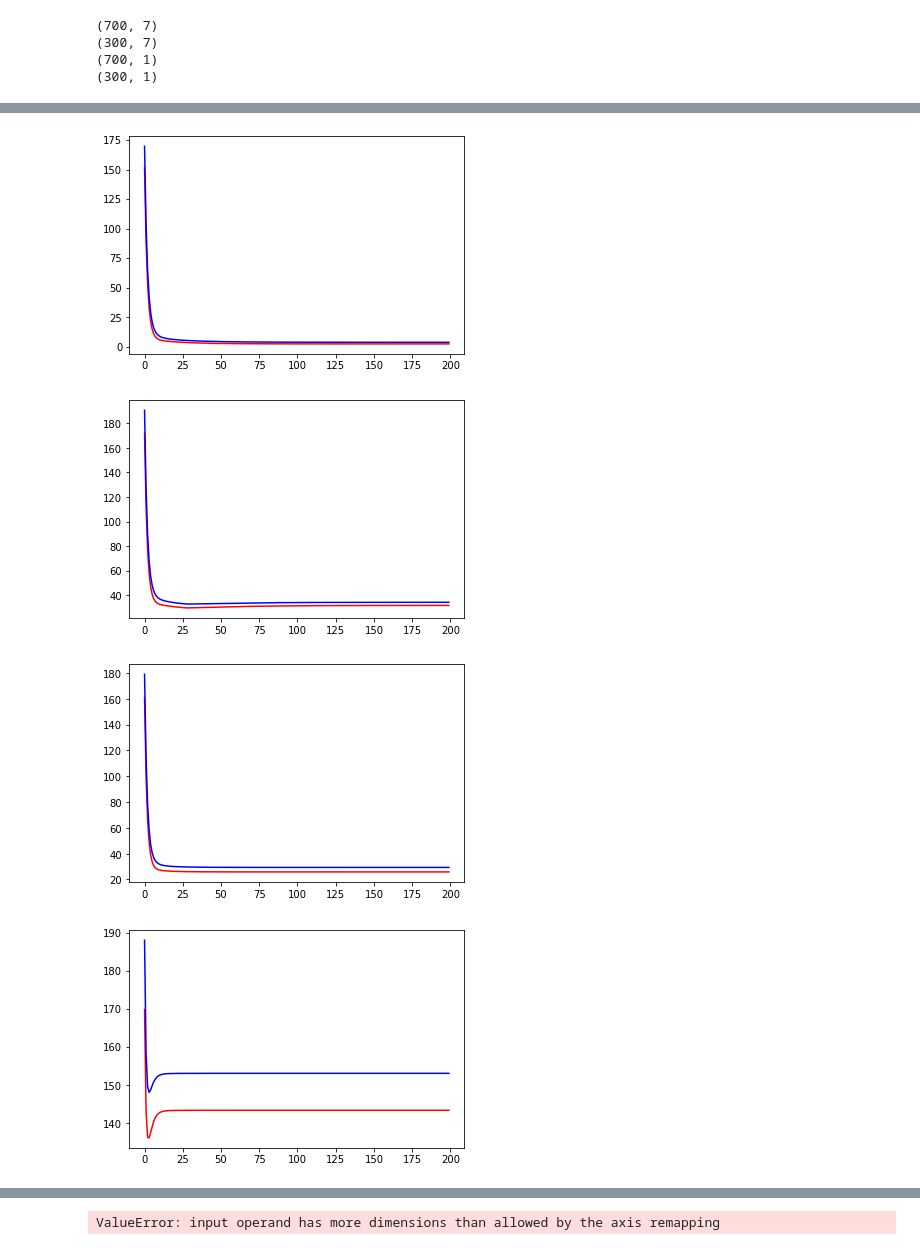
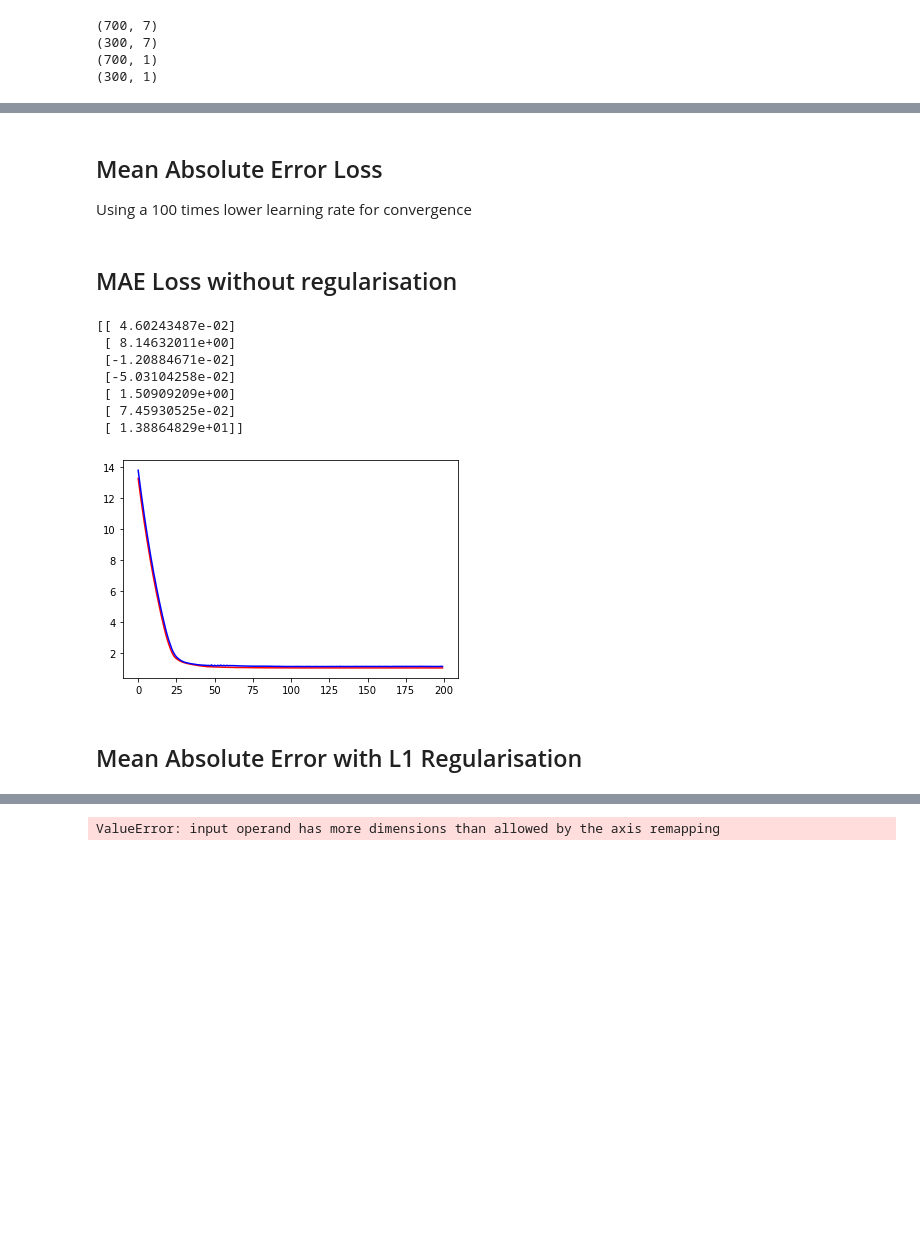
Before and after one commit to HarmanDotpy/ML-Assignment1, a Jupyter notebook: Problem_2_Regression.ipynb, the cells around one changed output, grey strips where cells are left out. Cells and saved outputs as stored; diff of their text form; code cells hidden in the pictures; blank space fills up the shorter version.

Commit message:
Added more learning algorithms to Problem 2, fixed GLM Logistic Gradients

```diff
--- a/Problem_2_Regression.ipynb
+++ b/Problem_2_Regression.ipynb
@@ -353,21 +359,54 @@ plt.show()
-# %%
-plt.plot(train_loss, 'r')
-plt.plot(test_loss, 'b')
-plt.show()
-
-plt.plot(train_lossL1, 'r')
-plt.plot(test_lossL1, 'b')
-plt.show()
-
-plt.plot(train_lossL2, 'r')
-plt.plot(test_lossL2, 'b')
-plt.show()
-
-plt.plot(train_loss_E, 'r')
-plt.plot(test_loss_E, 'b')
-plt.show()
-# %% [output]
-[figure, removed]
-[figure, removed]
-[figure, removed]
-[figure, removed]
+# %% [markdown]
+## Mean Absolute Error Loss
+
+Using a 100 times lower learning rate for convergence
+# %%
+rate = rate/100
+# %% [markdown]
+## MAE Loss without regularisation
+# %%
+def loss_mae(W,X,Y):
+    mae_loss = np.mean(np.abs(np.matmul(X,W) - Y))
+    return mae_loss
+
+def grad_mae(W,X,Y):
+    Y_pred = np.matmul(X,W)
+    Y_grad = np.copy(Y_pred)
+    for i in range(Y_grad.shape[0]):
+        if(Y_pred[i,0] > Y[i,0]):
+            Y_grad[i,0] = 1
+        else:
+            Y_grad[i,0] = -1
+
+    return np.matmul(X.T,Y_grad)
+
+def sgd_mae(W,X,Y,X_test,Y_test,rate,num_iter):
+    train_loss, test_loss = [], []
+    for _ in range(num_iter):
+        grad = grad_mae(W,X,Y)
+        W = W-rate*grad
+        train_loss.append(loss_mae(W,X,Y))
+        test_loss.append(loss_mae(W,X_test,Y_test))
+
+    return W, train_loss, test_loss
+# %%
+W_mae = np.random.rand(X_train.shape[1],1)
+
+W_mae, train_loss_mae, test_loss_mae = sgd_mae(W_mae,X_train,Y_train,X_test,Y_test,rate,num_iter)
+
+print(W_mae)
+
+plt.plot(train_loss_mae,'r')
+plt.plot(test_loss_mae,'b')
+plt.show()
+# %% [output]
+[[ 4.60243487e-02]
+ [ 8.14632011e+00]
+ [-1.20884671e-02]
+ [-5.03104258e-02]
+ [ 1.50909209e+00]
+ [ 7.45930525e-02]
+ [ 1.38864829e+01]]
+[figure, added]
+# %% [markdown]
+## Mean Absolute Error with L1 Regularisation
```
Also changed, not shown: parts of 29 cells of this notebook, 2 other files.
